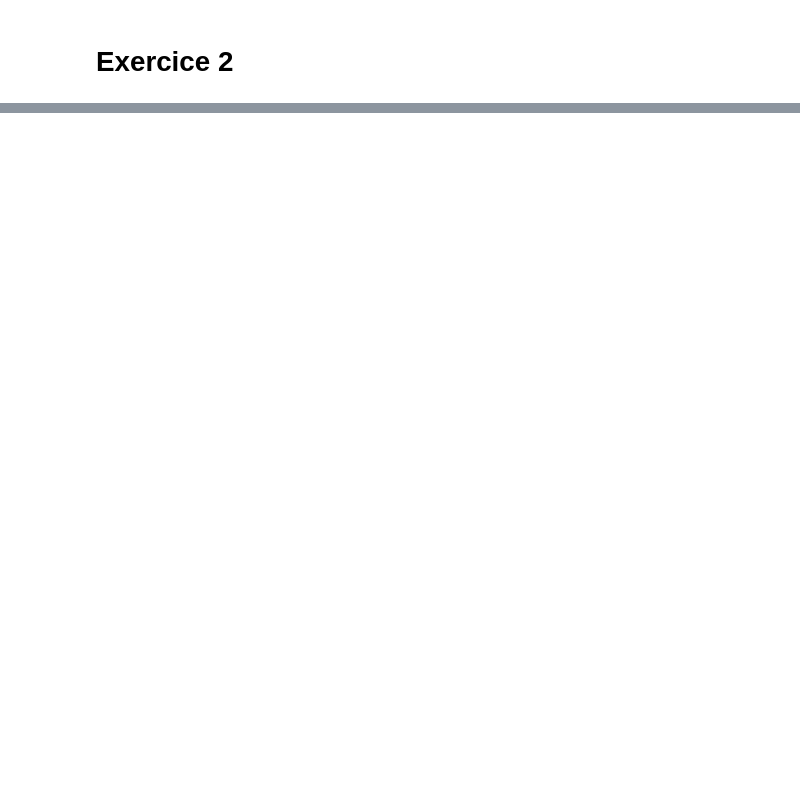
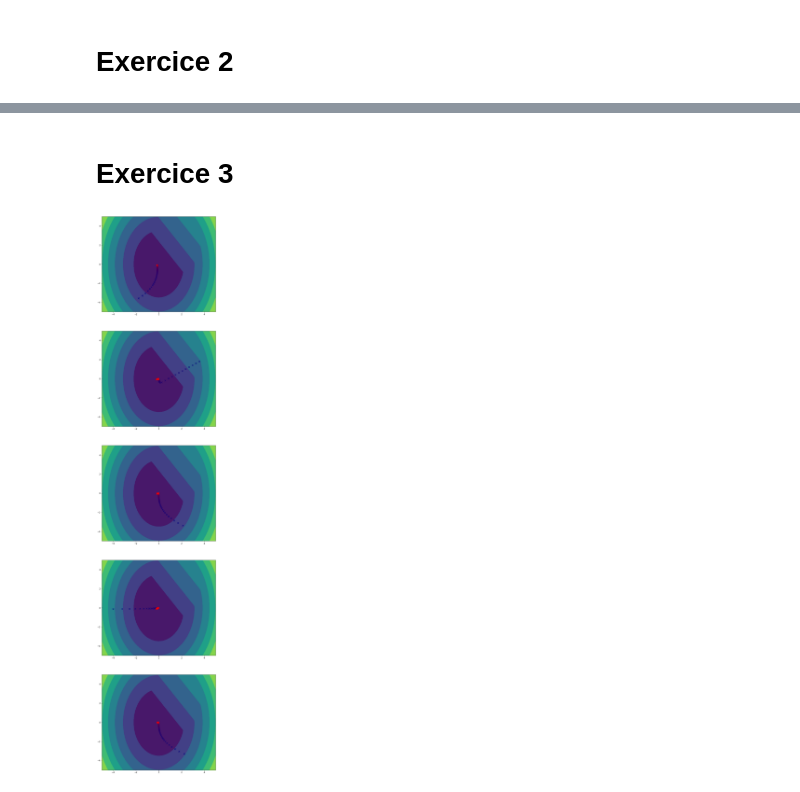
Before and after one commit to piptouque/imac3_td_deeplearning, a Jupyter notebook: td1/TD1.ipynb, the cells around one changed output, grey strips where cells are left out. Saved outputs shown, nothing was run; the diff lists cells and outputs as text; code cells hidden in the pictures; blank space fills up the shorter version.

```diff
--- a/td1/TD1.ipynb
+++ b/td1/TD1.ipynb
@@ -110,6 +129,9 @@ plt.show() # wait for windows close event
+# %% [markdown]
+# Exercice 3
 # %%
-
-def g(x,y):
-   v1 = x*x + 0.4*y*y + 0.1
-   v2 = 3 * x + 2 * y + 0.2
-   return np.maximum(v1,v2)
+def g3(u):
+    x = u[0]
+    y = u[1]
+    v1 = x*x + 0.4*y*y + 0.1
+    v2 = 3 * x + 2 * y + 0.2
+    return np.maximum(v1,v2)
@@ -142,0 +138,42 @@ plt.show() # wait for windows close event
+# %%
+q = 5
+
+
+n = 100
+# 1 images per second
+freq = 20
+rect = [-1, -1, 1, 1]
+
+interval = [-5, 5]
+
+dx = [0.01] * 2
+step = 0.1
+
+fig = plt.figure(figsize=(10, 10 * q))
+
+
+
+for k in range(q):
+    axes = fig.add_subplot(q, 1, k + 1)
+
+    plot_function_2d(g3, interval, interval, n, axes)
+
+    anim = scatter_anim.plot(axes)
+
+    angle = np.random.uniform(0,628) / 100
+    x = 4 * np.cos(angle)
+    y = 4 * np.sin(angle)
+    point_0 = [x, y]
+    #
+    points, values = util.ScatterAnimationFigure.get_point_values(
+        g3,
+        lambda x: get_next_point(g3, x, dx, step),
+        point_0,
+        n)
+
+    scatter_anim = util.ScatterAnimationFigure(points, values)
+
+
+plt.show(fig)
+# %% [output]
+[figure, added]
```
Also changed, not shown: parts of 16 cells of this notebook, 2 other files.
